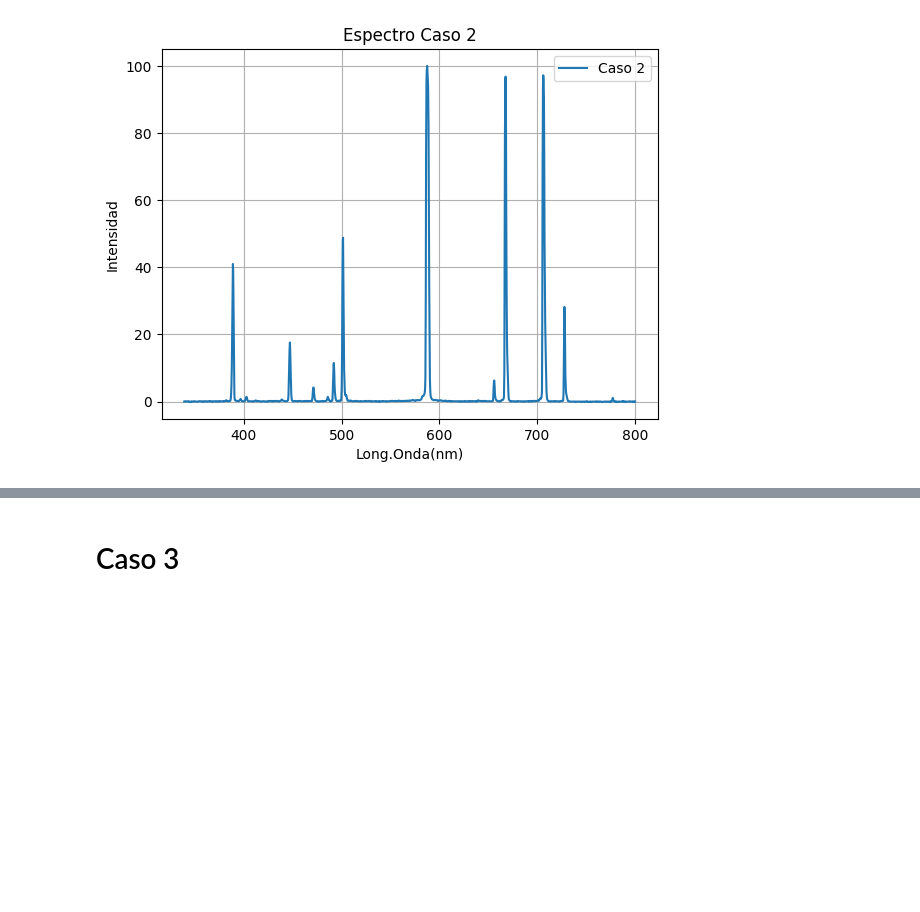
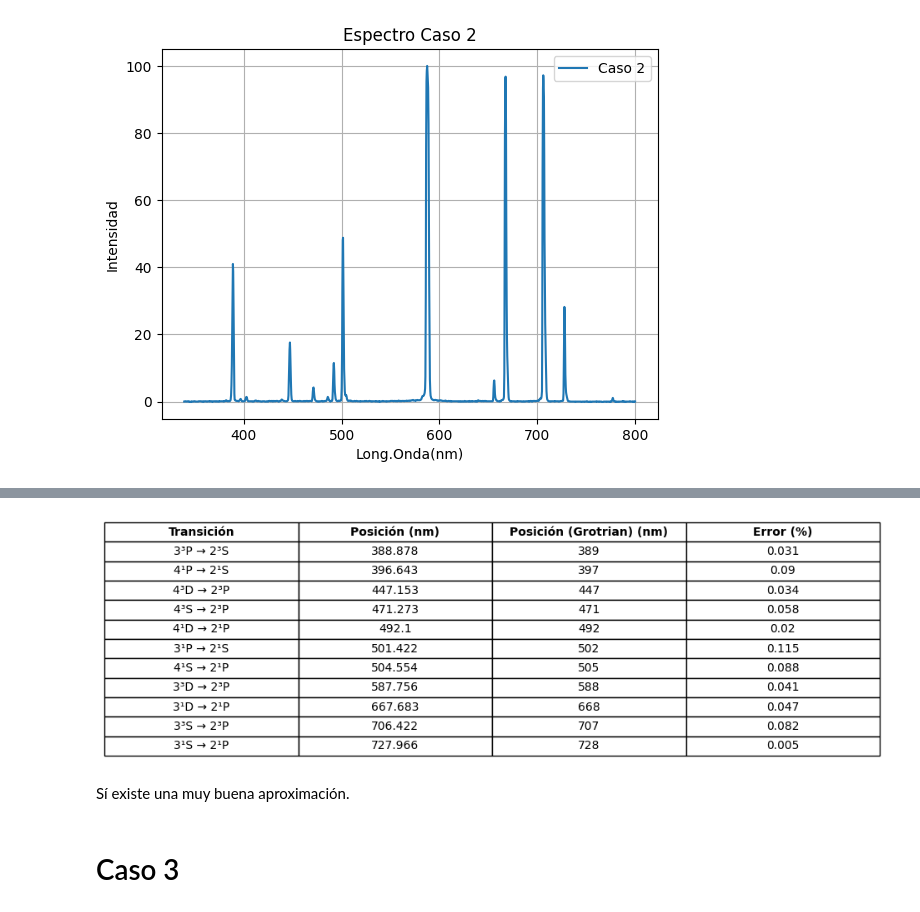
Before and after one commit to FabianC010/Proyecto-Espectroscopia-Molecular, a Jupyter notebook: Analisis.ipynb, the cells around one changed output, grey strips where cells are left out. Saved outputs shown, nothing was run; the diff lists cells and outputs as text; code cells hidden in the pictures; blank space fills up the shorter version.

```diff
--- a/Analisis.ipynb
+++ b/Analisis.ipynb
@@ -55,0 +179,17 @@ plt.show()
+# %%
+gro = pd.DataFrame({
+    "Sistema": ["Singulete"] * len(singlete_longitudes) + ["Triplete"] * len(triplete_longitudes),
+    "Transición": singlete_transiciones + triplete_transiciones,
+    "Posición (Grotrian) (nm)": singlete_longitudes + triplete_longitudes,
+})
+gro = gro.sort_values("Posición (Grotrian) (nm)").reset_index(drop=True)
+#print(gro.to_string(index=False))
+
+tabla["Posición (Grotrian) (nm)"]=gro["Posición (Grotrian) (nm)"]
+
+fityk = tabla["Posición (nm)"]
+grotrian = tabla["Posición (Grotrian) (nm)"]
+
+tabla["Error (%)"] = (100*(fityk - grotrian).abs() / grotrian).round(3)
+
+print(tabla)
@@ -56,3 +214,21 @@ plt.show()
+# %%
+cols_mostrar = ["Transición", "Posición (nm)", "Posición (Grotrian) (nm)", "Error (%)"]
+t_vis = tabla[cols_mostrar]
+
+fig, ax = plt.subplots(figsize=(12, 3))
+ax.axis("off")
+t = ax.table(cellText=t_vis.values, colLabels=t_vis.columns,
+             loc="center", cellLoc="center")
+t.auto_set_font_size(False)
+for j in range(len(t_vis.columns)):
+    t[0, j].set_text_props(fontweight="bold")
+t.set_fontsize(10)
+t.scale(1, 1.4)
+plt.show()
+# %% [output]
+[figure, added]
+# %% [markdown]
+Sí existe una muy buena aproximación.
 # %% [markdown]
 # Caso 3
 # %%
```
Also changed, not shown: parts of 9 cells of this notebook, 1 other file.
